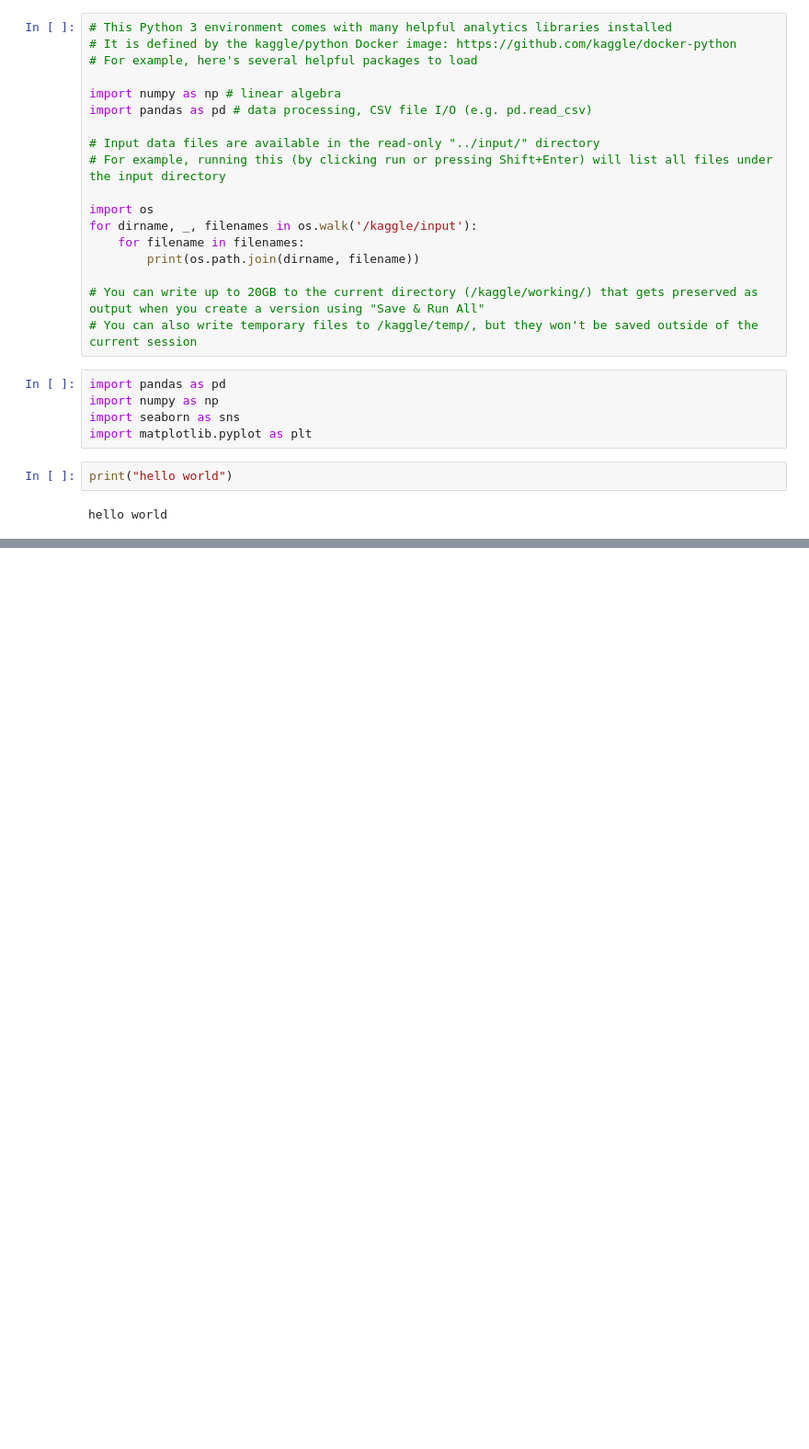
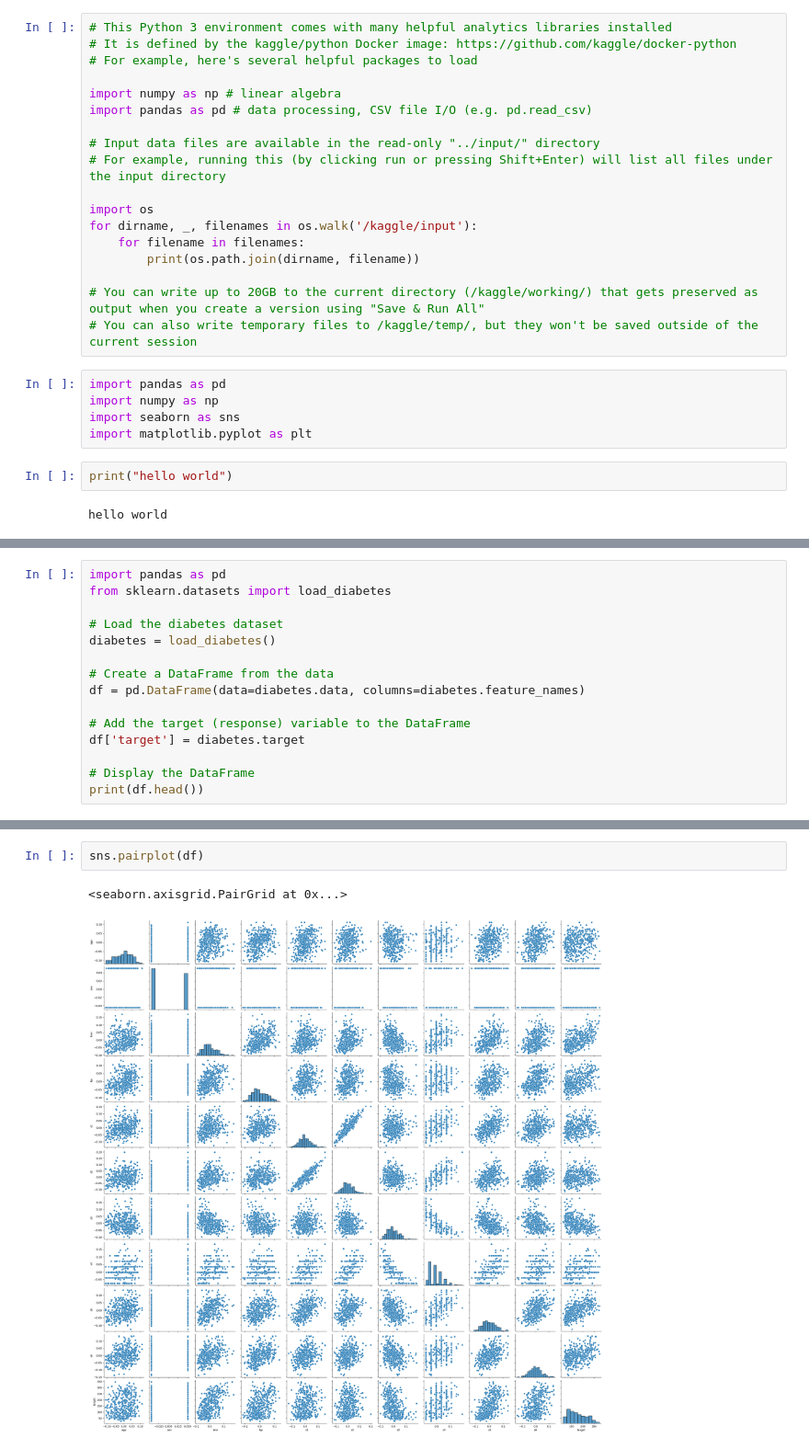
Before and after one commit to abbab23/colab, a Jupyter notebook: torch_stocks.ipynb, the cells around one changed output, grey strips where cells are left out. Shown at 92% size. Drawn from its saved outputs; the diff is of its cells as text; blank space fills up the shorter version.

```diff
--- a/torch_stocks.ipynb
+++ b/torch_stocks.ipynb
@@ -48,0 +58,15 @@ Note: you may need to restart the kernel to use updated packages.
+# %%
+import pandas as pd
+from sklearn.datasets import load_diabetes
+
+# Load the diabetes dataset
+diabetes = load_diabetes()
+
+# Create a DataFrame from the data
+df = pd.DataFrame(data=diabetes.data, columns=diabetes.feature_names)
+
+# Add the target (response) variable to the DataFrame
+df['target'] = diabetes.target
+
+# Display the DataFrame
+print(df.head())
@@ -48,0 +176,5 @@ Note: you may need to restart the kernel to use updated packages.
+# %%
+sns.pairplot(df)
+# %% [output]
+<seaborn.axisgrid.PairGrid at 0x...>
+[figure, added]
```
Also changed, not shown: parts of 15 cells of this notebook.
